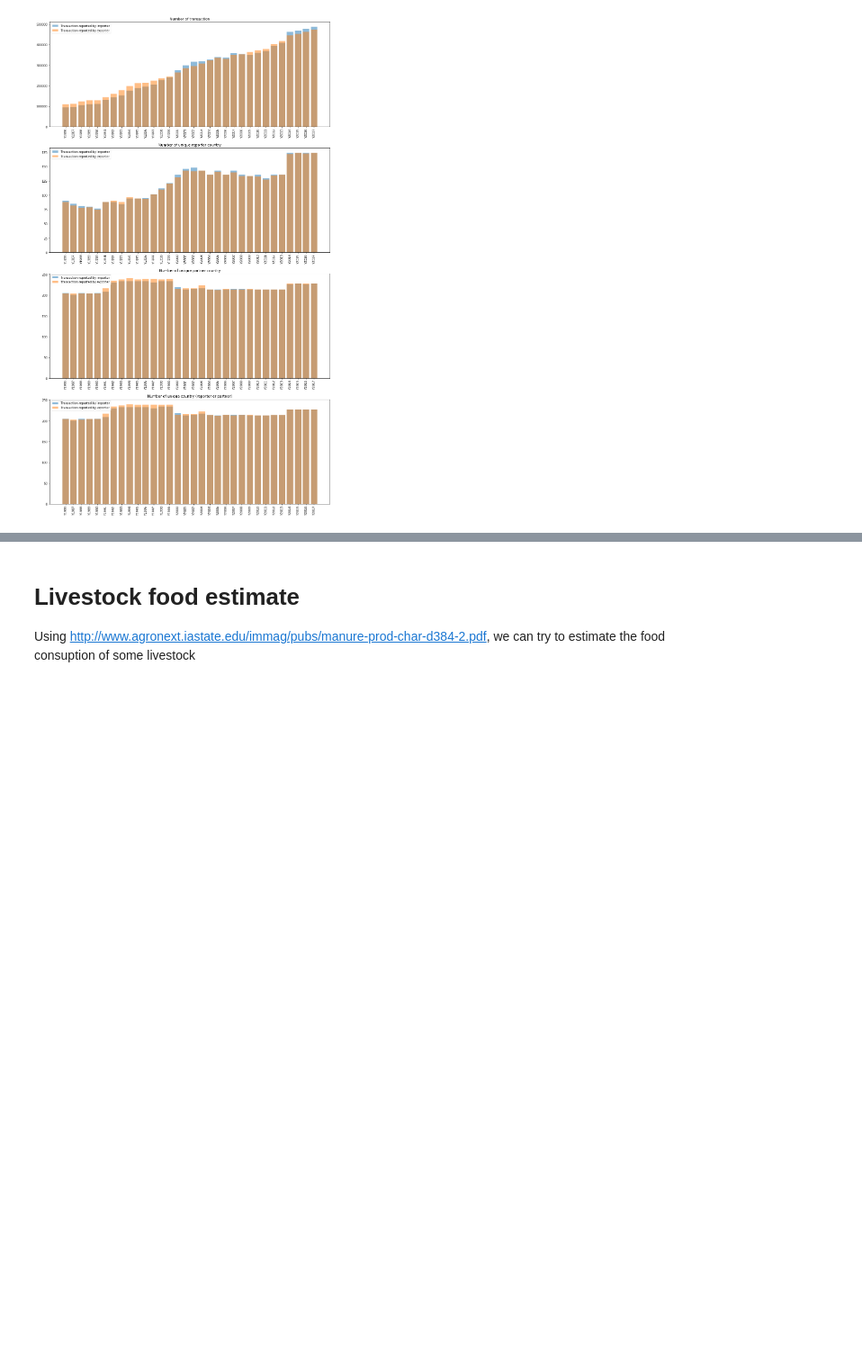
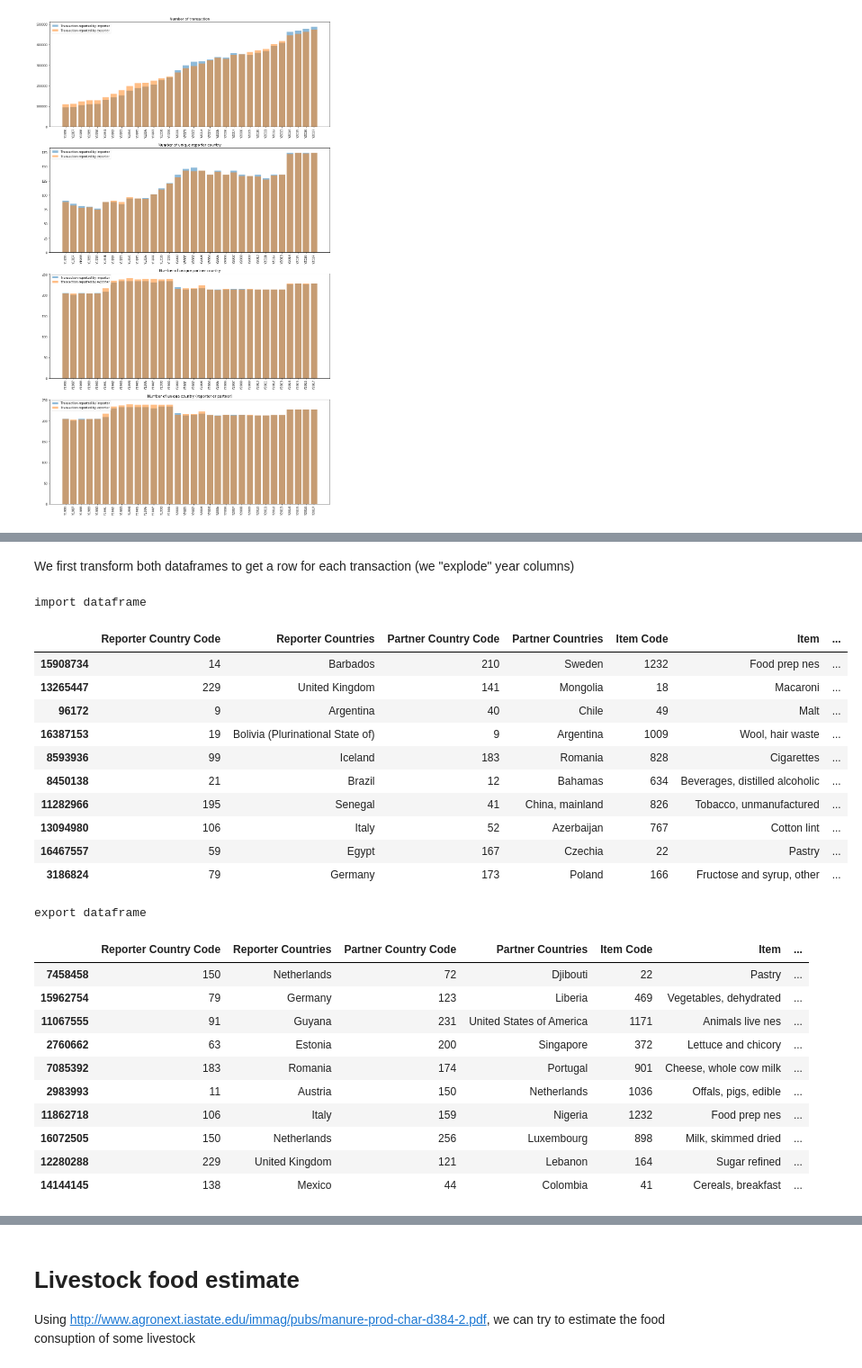
Before and after one commit to OthmanSefraoui/Data_story, a Jupyter notebook: milestone_2.ipynb, the cells around one changed output, grey strips where cells are left out. Shown at 90% size. Saved outputs shown, nothing was run; the diff lists cells and outputs as text; code cells hidden in the pictures; blank space fills up the shorter version.

```diff
--- a/milestone_2.ipynb
+++ b/milestone_2.ipynb
@@ -1357,0 +1391,34 @@ We notice that the number of
+# %% [markdown]
+We first transform both dataframes to get a row for each transaction (we "explode" year columns)
+# %%
+for direction in ["import","export"]:
+    dfs_trade[direction] = dfs_trade[direction].melt(id_vars=['Reporter Country Code', 'Reporter Countries', 'Partner Country Code',
+           'Partner Countries', 'Item Code', 'Item', 'Unit'],var_name="Year", value_name='Quantity')
+    dfs_trade[direction] = dfs_trade[direction][dfs_trade[direction]["Quantity"].notna()]
+    print(direction+" dataframe")
+    display(dfs_trade[direction].sample(10))
+# %% [output]
+import dataframe
+|  | Reporter Country Code | Reporter Countries | Partner Country Code | Partner Countries | Item Code | Item | ... |
+| 15908734 | 14 | Barbados | 210 | Sweden | 1232 | Food prep nes | ... |
+| 13265447 | 229 | United Kingdom | 141 | Mongolia | 18 | Macaroni | ... |
+| 96172 | 9 | Argentina | 40 | Chile | 49 | Malt | ... |
+| 16387153 | 19 | Bolivia (Plurinational State of) | 9 | Argentina | 1009 | Wool, hair waste | ... |
+| 8593936 | 99 | Iceland | 183 | Romania | 828 | Cigarettes | ... |
+| 8450138 | 21 | Brazil | 12 | Bahamas | 634 | Beverages, distilled alcoholic | ... |
+| 11282966 | 195 | Senegal | 41 | China, mainland | 826 | Tobacco, unmanufactured | ... |
+| 13094980 | 106 | Italy | 52 | Azerbaijan | 767 | Cotton lint | ... |
+| 16467557 | 59 | Egypt | 167 | Czechia | 22 | Pastry | ... |
+| 3186824 | 79 | Germany | 173 | Poland | 166 | Fructose and syrup, other | ... |
+export dataframe
+|  | Reporter Country Code | Reporter Countries | Partner Country Code | Partner Countries | Item Code | Item | ... |
+| 7458458 | 150 | Netherlands | 72 | Djibouti | 22 | Pastry | ... |
+| 15962754 | 79 | Germany | 123 | Liberia | 469 | Vegetables, dehydrated | ... |
+| 11067555 | 91 | Guyana | 231 | United States of America | 1171 | Animals live nes | ... |
+| 2760662 | 63 | Estonia | 200 | Singapore | 372 | Lettuce and chicory | ... |
+| 7085392 | 183 | Romania | 174 | Portugal | 901 | Cheese, whole cow milk | ... |
+| 2983993 | 11 | Austria | 150 | Netherlands | 1036 | Offals, pigs, edible | ... |
+| 11862718 | 106 | Italy | 159 | Nigeria | 1232 | Food prep nes | ... |
+| 16072505 | 150 | Netherlands | 256 | Luxembourg | 898 | Milk, skimmed dried | ... |
+| 12280288 | 229 | United Kingdom | 121 | Lebanon | 164 | Sugar refined | ... |
+| 14144145 | 138 | Mexico | 44 | Colombia | 41 | Cereals, breakfast | ... |
```
Also changed, not shown: parts of 10 cells of this notebook.
